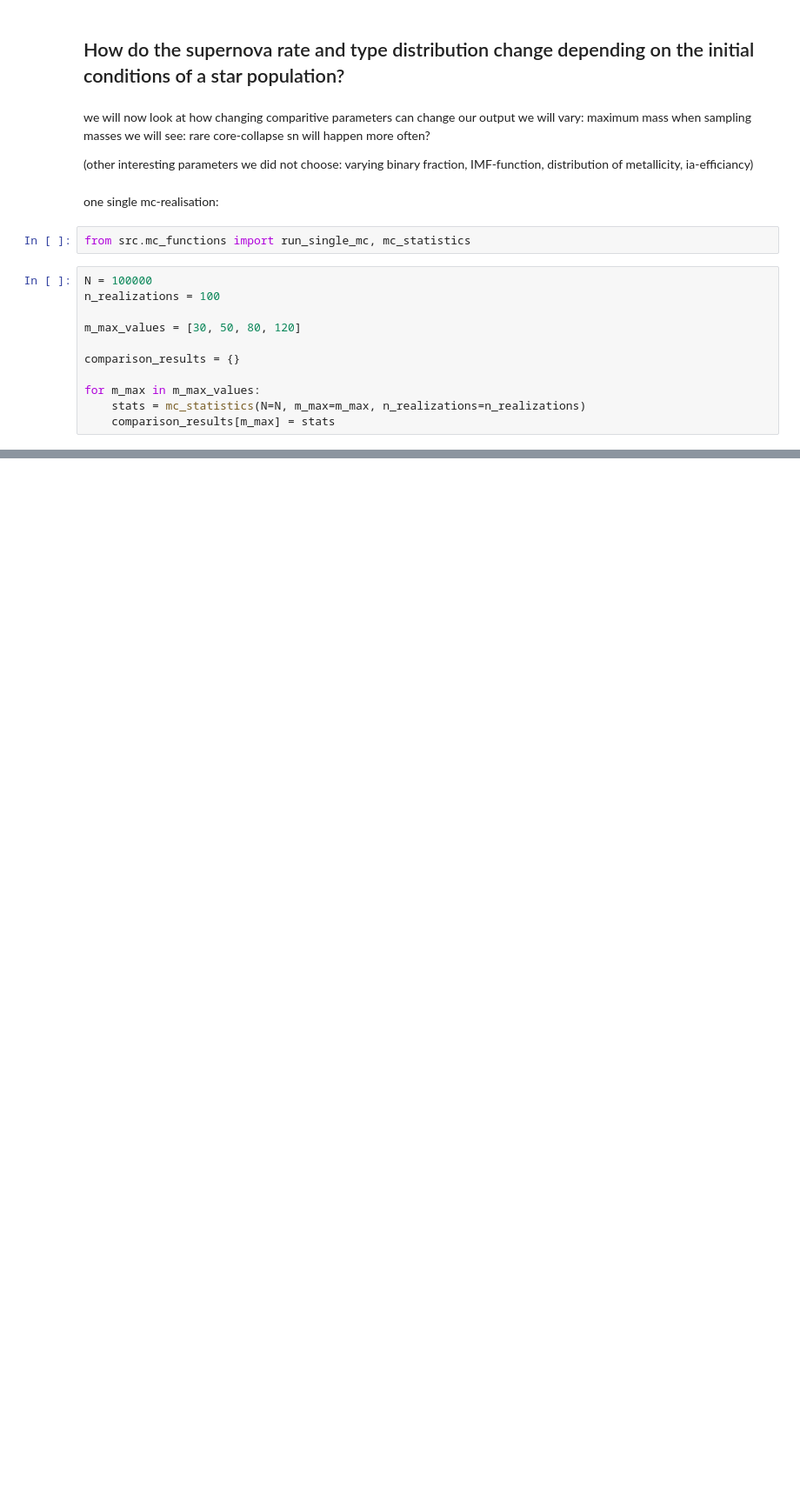
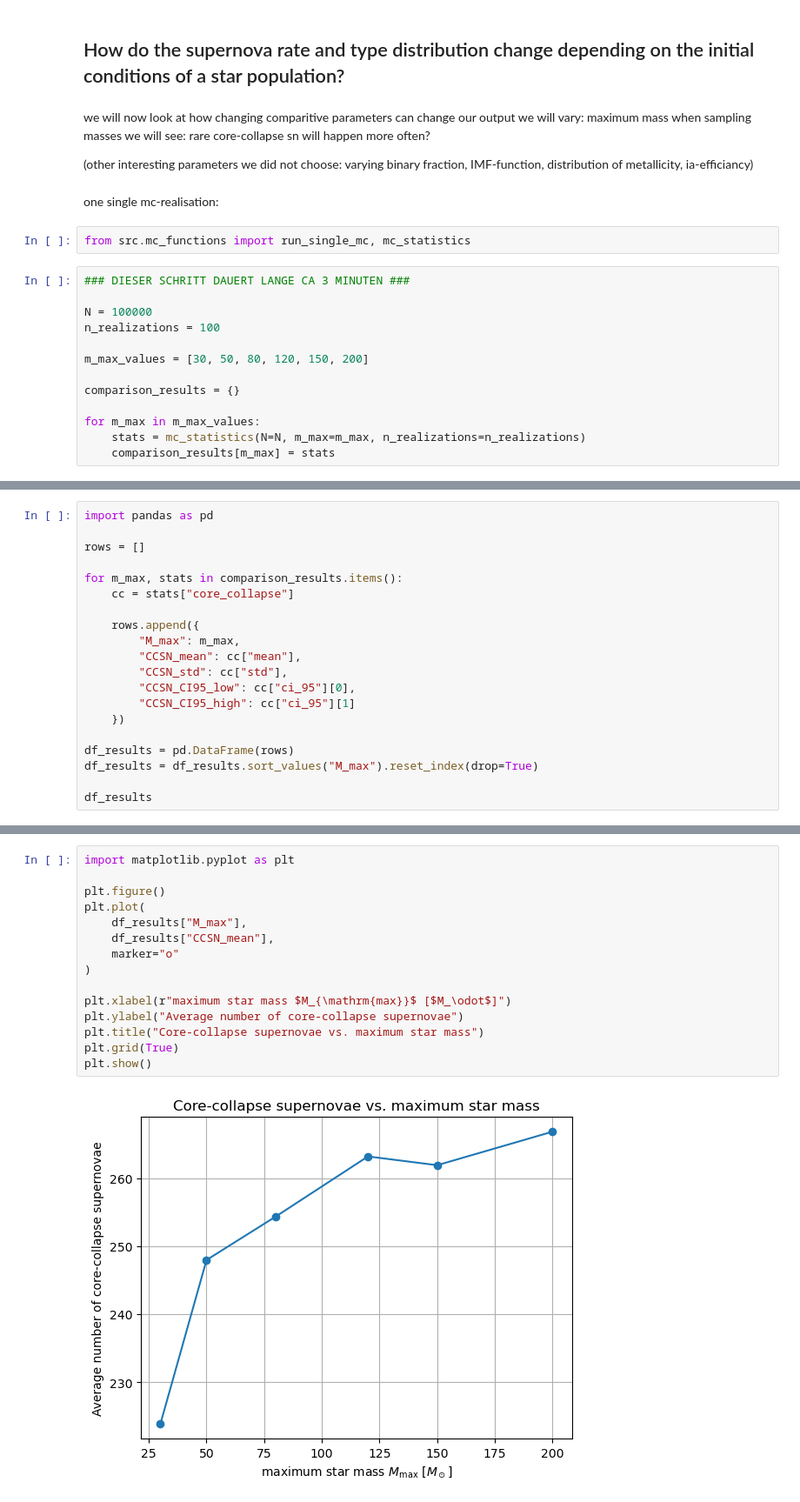
Before and after one commit to lea1nett/supernovae-simulation, a Jupyter notebook: monte_carlo.ipynb, the cells around one changed output, grey strips where cells are left out. Shown at 87% size. Saved outputs shown, nothing was run; the diff lists cells and outputs as text; blank space fills up the shorter version.

```diff
--- a/monte_carlo.ipynb
+++ b/monte_carlo.ipynb
@@ -140,10 +140,12 @@ one single mc-realisation:
 # %%
 from src.mc_functions import run_single_mc, mc_statistics
 # %%
+### DIESER SCHRITT DAUERT LANGE CA 3 MINUTEN ###
+
 N = 100000
 n_realizations = 100
 
-m_max_values = [30, 50, 80, 120]
+m_max_values = [30, 50, 80, 120, 150, 200]
 
 comparison_results = {}
 
@@ -183,0 +184,20 @@ m_max = 120 m_sun
+# %%
+import pandas as pd
+
+rows = []
+
+for m_max, stats in comparison_results.items():
+    cc = stats["core_collapse"]
+
+    rows.append({
+        "M_max": m_max,
+        "CCSN_mean": cc["mean"],
+        "CCSN_std": cc["std"],
+        "CCSN_CI95_low": cc["ci_95"][0],
+        "CCSN_CI95_high": cc["ci_95"][1]
+    })
+
+df_results = pd.DataFrame(rows)
+df_results = df_results.sort_values("M_max").reset_index(drop=True)
+
+df_results
@@ -183,0 +214,17 @@ m_max = 120 m_sun
+# %%
+import matplotlib.pyplot as plt
+
+plt.figure()
+plt.plot(
+    df_results["M_max"],
+    df_results["CCSN_mean"],
+    marker="o"
+)
+
+plt.xlabel(r"maximum star mass $M_{\mathrm{max}}$ [$M_\odot$]")
+plt.ylabel("Average number of core-collapse supernovae")
+plt.title("Core-collapse supernovae vs. maximum star mass")
+plt.grid(True)
+plt.show()
+# %% [output]
+[figure, added]
```
Also changed, not shown: parts of 7 cells of this notebook, 2 other files.
